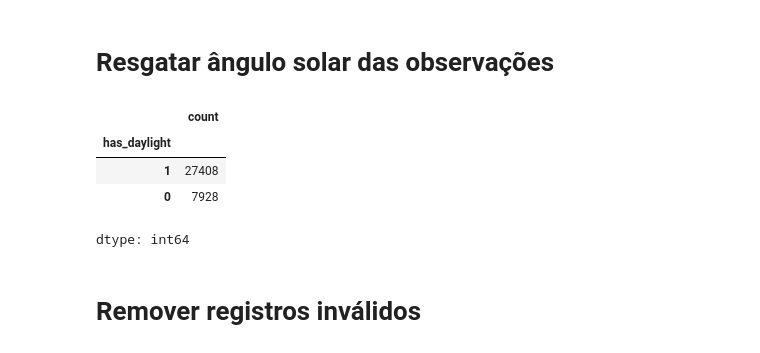
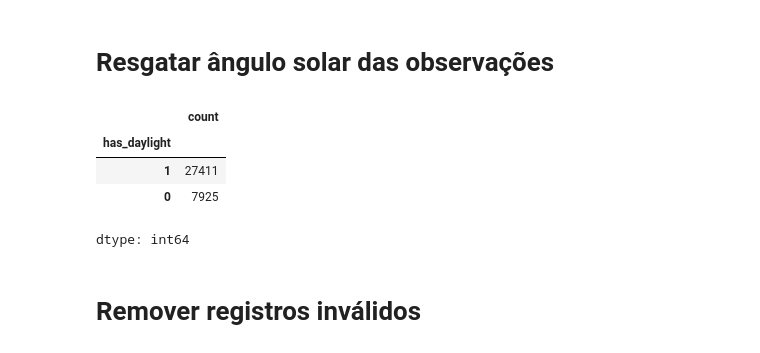
Before and after one commit to henrqueDev/Tree-Models-for-Solar-Power-Generation-prediction-Fortaleza, a Jupyter notebook: Tree_Models_for_Solar_Power_Generation_prediction_—_Fortaleza.ipynb, the cells around one changed output. Saved outputs shown, nothing was run; the diff lists cells and outputs as text; code cells hidden in the pictures.

```diff
--- a/Tree_Models_for_Solar_Power_Generation_prediction_—_Fortaleza.ipynb
+++ b/Tree_Models_for_Solar_Power_Generation_prediction_—_Fortaleza.ipynb
@@ -182,34 +186,34 @@ df.loc[((df['POWERFROMPANELS'] == 0) & (df['IRRADIATION'] > 0)), 'POWERFROMPANEL
 # %%
 latitude = -3.7304512
 longitude = -38.5217989
 
 def solar_angle(dt: datetime):
 
     observer = Observer(
         latitude=latitude,
         longitude=longitude
     )
 
     return elevation(observer, dt)
 
 df['solar_angle'] = df.apply(
     lambda row: solar_angle(
         row["DATETIME"]
     ),
     axis=1
 )
 
 df['has_daylight'] = df.apply(
-    lambda row: 1 if (row["solar_angle"] > 0) and (row['POWERFROMPANELS'] > 0) else 0,
+    lambda row: 1 if (row["solar_angle"] > 0) else 0,
     axis=1
 )
 
 df['has_daylight'].value_counts()
 # %% [output]
 |  | count |
 | has_daylight |  |
-| 1 | 27408 |
-| 0 | 7928 |
+| 1 | 27411 |
+| 0 | 7925 |
 dtype: int64
 # %% [markdown]
 # Remover registros inválidos
```
Also changed, not shown: parts of 5 cells of this notebook.
